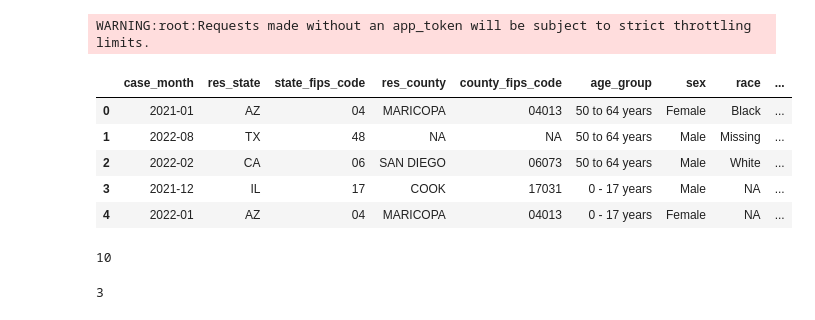
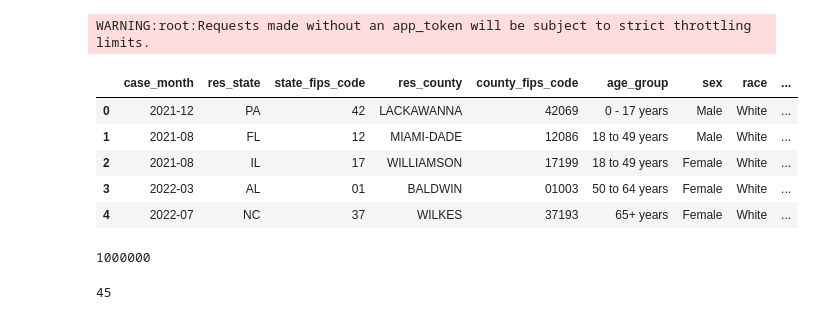
Before and after one commit to crebello711/Project_2, a Jupyter notebook: Joint_Notebook.ipynb, the cells around one changed output. Drawn from its saved outputs; the diff is of its cells as text; code cells hidden in the pictures.

```diff
--- a/Joint_Notebook.ipynb
+++ b/Joint_Notebook.ipynb
@@ -15,20 +15,20 @@ from IPython.display import display
 client = Socrata("data.cdc.gov", None)
 
 # Make & store response
-response = client.get("n8mc-b4w4", limit=10)
+response = client.get("n8mc-b4w4", limit=1000000)
 # %% [output]
 WARNING:root:Requests made without an app_token will be subject to strict throttling limits.
 # %%
 # Make DataFrame
 response_df = pd.DataFrame.from_records(response)
-response_df.head(5)
+response_df.head()
 # %% [output]
 |  | case_month | res_state | state_fips_code | res_county | county_fips_code | age_group | sex | race | ... |
-| 0 | 2021-01 | AZ | 04 | MARICOPA | 04013 | 50 to 64 years | Female | Black | ... |
-| 1 | 2022-08 | TX | 48 | NA | NA | 50 to 64 years | Male | Missing | ... |
-| 2 | 2022-02 | CA | 06 | SAN DIEGO | 06073 | 50 to 64 years | Male | White | ... |
-| 3 | 2021-12 | IL | 17 | COOK | 17031 | 0 - 17 years | Male | NA | ... |
-| 4 | 2022-01 | AZ | 04 | MARICOPA | 04013 | 0 - 17 years | Female | NA | ... |
+| 0 | 2021-12 | PA | 42 | LACKAWANNA | 42069 | 0 - 17 years | Male | White | ... |
+| 1 | 2021-08 | FL | 12 | MIAMI-DADE | 12086 | 18 to 49 years | Male | White | ... |
+| 2 | 2021-08 | IL | 17 | WILLIAMSON | 17199 | 18 to 49 years | Female | White | ... |
+| 3 | 2022-03 | AL | 01 | BALDWIN | 01003 | 50 to 64 years | Female | White | ... |
+| 4 | 2022-07 | NC | 37 | WILKES | 37193 | 65+ years | Female | White | ... |
 # %%
 # Create variable
 case_count_by_state = response_df["res_state"].groupby(response_df["res_state"]).count()
@@ -37,10 +37,10 @@ case_count_by_state = response_df["res_state"].groupby(response_df["res_state"])
 total_cases = case_count_by_state.sum()
 total_cases
 # %% [output]
-10
+1000000
 # %%
 # Total unique states
 total_states = case_count_by_state.nunique()
 total_states
 # %% [output]
-3
+45
```
Also changed, not shown: parts of 16 cells of this notebook, 1 other file.
